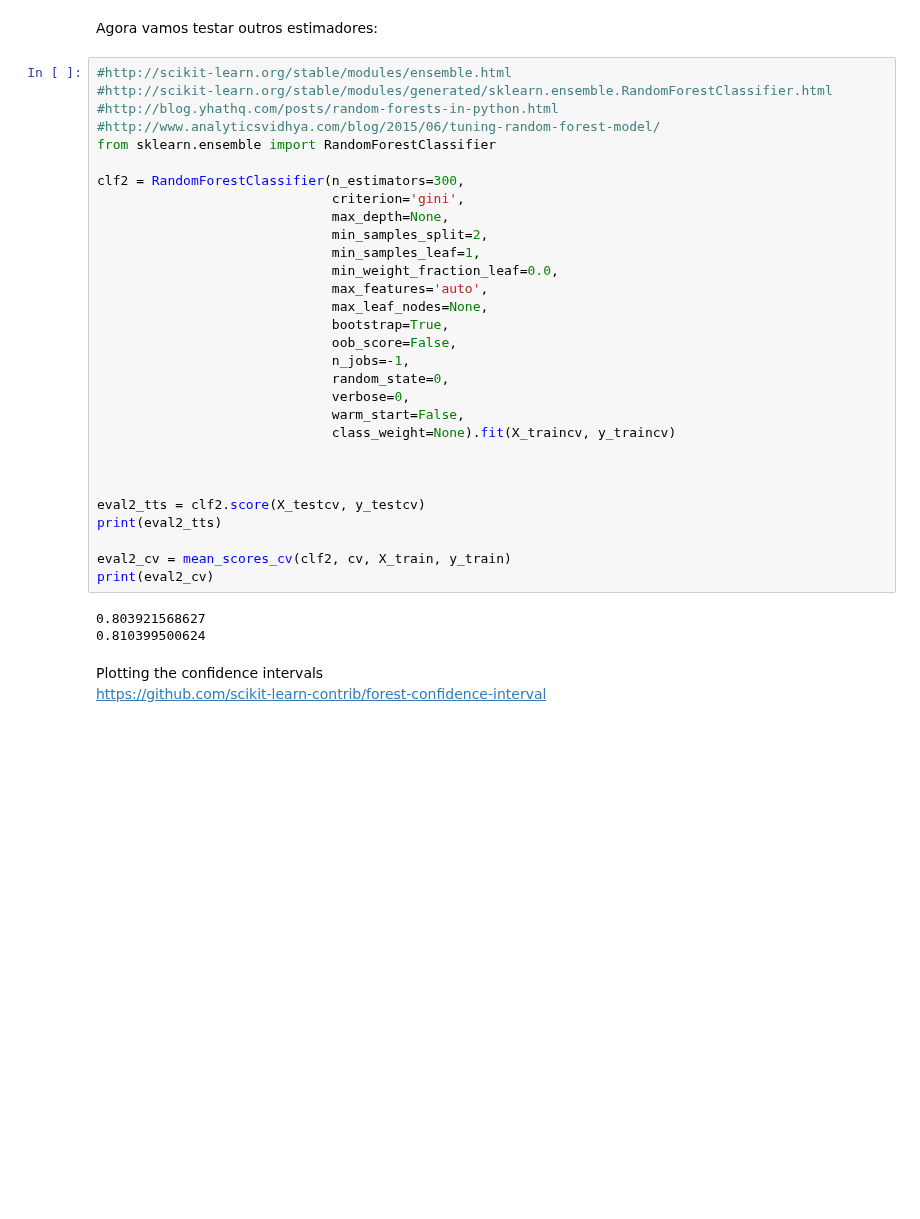
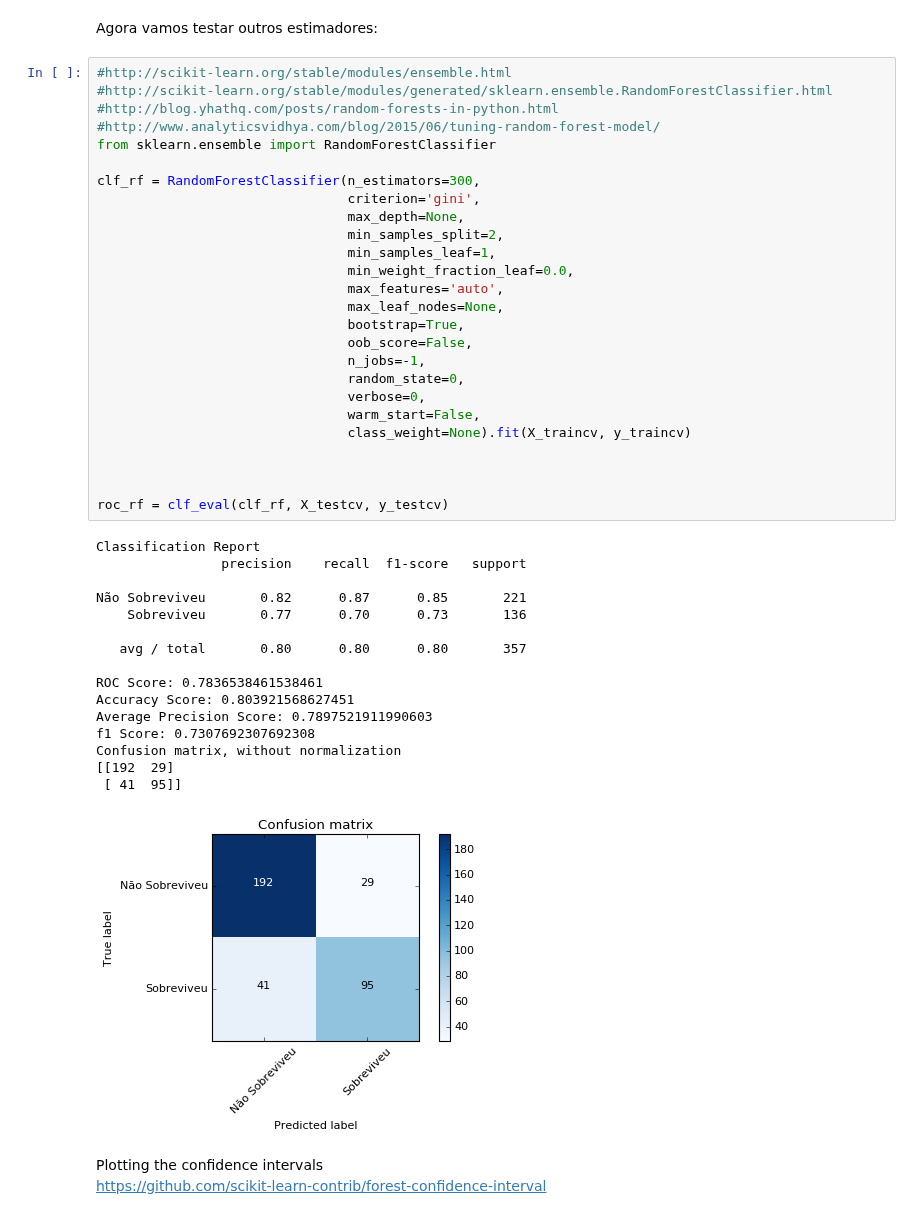
Before and after one commit to rsouza/MMD, a Jupyter notebook: notebooks/Ex02_Kaggle_Titanic.ipynb, the cells around one changed output. Cells and saved outputs as stored; diff of their text form; blank space fills up the shorter version.

```diff
--- a/notebooks/Ex02_Kaggle_Titanic.ipynb
+++ b/notebooks/Ex02_Kaggle_Titanic.ipynb
@@ -611,36 +672,46 @@ Agora vamos testar outros estimadores:
 # %%
 #http://scikit-learn.org/stable/modules/ensemble.html
 #http://scikit-learn.org/stable/modules/generated/sklearn.ensemble.RandomForestClassifier.html
 #http://blog.yhathq.com/posts/random-forests-in-python.html
 #http://www.analyticsvidhya.com/blog/2015/06/tuning-random-forest-model/
 from sklearn.ensemble import RandomForestClassifier
 
-clf2 = RandomForestClassifier(n_estimators=300,
-                              criterion='gini',
-                              max_depth=None,
-                              min_samples_split=2,
-                              min_samples_leaf=1,
-                              min_weight_fraction_leaf=0.0,
-                              max_features='auto',
-                              max_leaf_nodes=None,
-                              bootstrap=True,
-                              oob_score=False,
-                              n_jobs=-1,
-                              random_state=0,
-                              verbose=0,
-                              warm_start=False,
-                              class_weight=None).fit(X_traincv, y_traincv)
+clf_rf = RandomForestClassifier(n_estimators=300,
+                                criterion='gini',
+                                max_depth=None,
+                                min_samples_split=2,
+                                min_samples_leaf=1,
+                                min_weight_fraction_leaf=0.0,
+                                max_features='auto',
+                                max_leaf_nodes=None,
+                                bootstrap=True,
+                                oob_score=False,
+                                n_jobs=-1,
+                                random_state=0,
+                                verbose=0,
+                                warm_start=False,
+                                class_weight=None).fit(X_traincv, y_traincv)
 
 
 
-eval2_tts = clf2.score(X_testcv, y_testcv)
-print(eval2_tts)
-
-eval2_cv = mean_scores_cv(clf2, cv, X_train, y_train)
-print(eval2_cv)
+roc_rf = clf_eval(clf_rf, X_testcv, y_testcv)
 # %% [output]
-0.803921568627
-0.810399500624
+Classification Report
+                precision    recall  f1-score   support
+
+Não Sobreviveu       0.82      0.87      0.85       221
+    Sobreviveu       0.77      0.70      0.73       136
+
+   avg / total       0.80      0.80      0.80       357
+
+ROC Score: 0.7836538461538461
+Accuracy Score: 0.803921568627451
+Average Precision Score: 0.7897521911990603
+f1 Score: 0.7307692307692308
+Confusion matrix, without normalization
+[[192  29]
+ [ 41  95]]
+[figure, added]
 # %% [markdown]
 Plotting the confidence intervals
 https://github.com/scikit-learn-contrib/forest-confidence-interval
```
Also changed, not shown: parts of 69 cells of this notebook.
